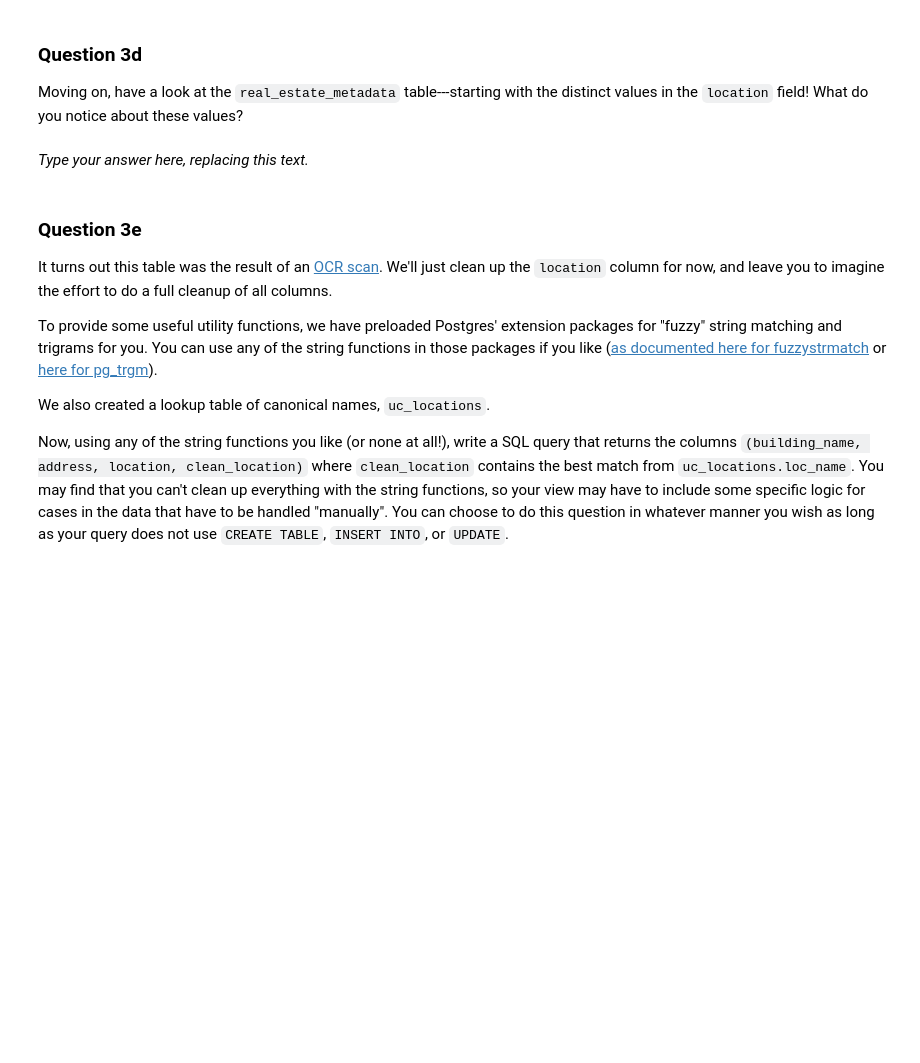
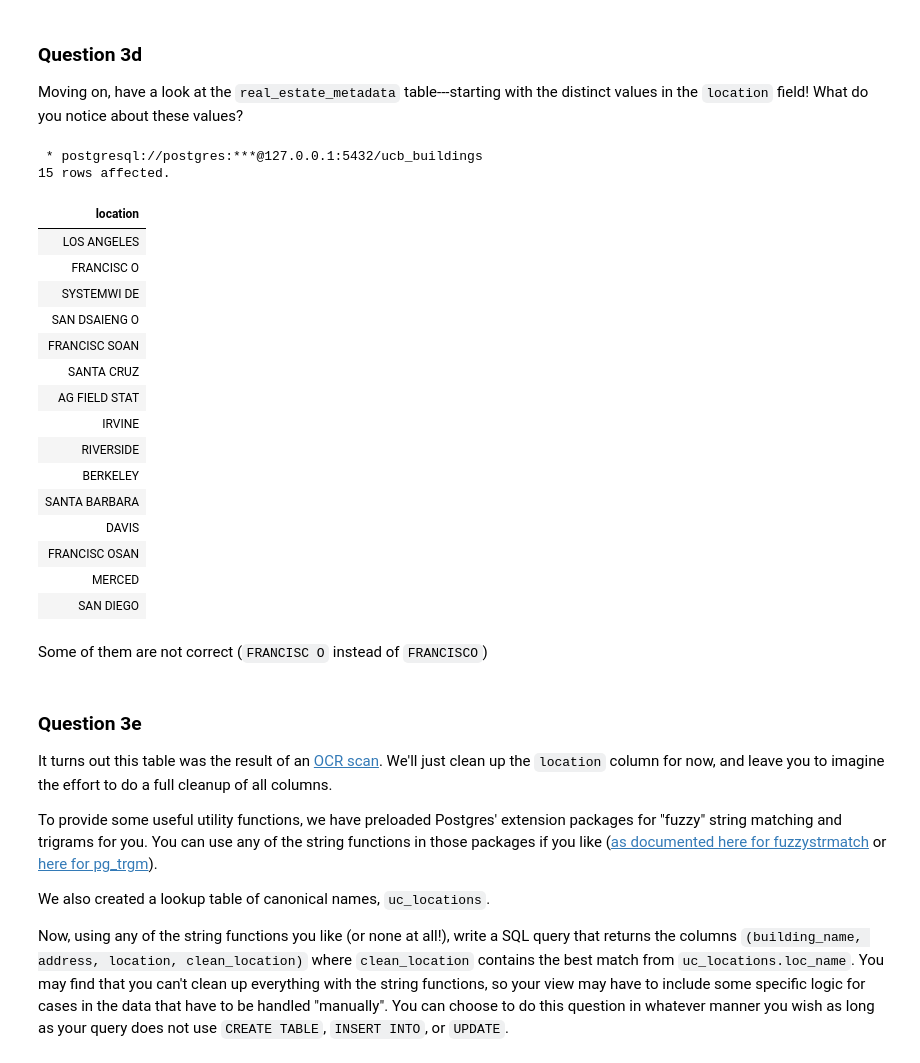
Before and after one commit to nhatanhcd2169/data101-fa22, a Jupyter notebook: proj/proj3/proj3.ipynb, the cells around one changed output. Saved outputs shown, nothing was run; the diff lists cells and outputs as text; code cells hidden in the pictures; blank space fills up the shorter version.

```diff
--- a/proj/proj3/proj3.ipynb
+++ b/proj/proj3/proj3.ipynb
@@ -489,8 +539,33 @@ name: q3d
 manual: true
 points: 0
 -->
-# %% [markdown]
-_Type your answer here, replacing this text._
+# %%
+%%sql
+SELECT
+    DISTINCT location
+FROM real_estate_metadata
+LIMIT 20
+# %% [output]
+ * postgresql://postgres:***@127.0.0.1:5432/ucb_buildings
+15 rows affected.
+| location |
+| LOS ANGELES |
+| FRANCISC O |
+| SYSTEMWI DE |
+| SAN DSAIENG O |
+| FRANCISC SOAN |
+| SANTA CRUZ |
+| AG FIELD STAT |
+| IRVINE |
+| RIVERSIDE |
+| BERKELEY |
+| SANTA BARBARA |
+| DAVIS |
+| FRANCISC OSAN |
+| MERCED |
+| SAN DIEGO |
+# %% [markdown]
+Some of them are not correct (`FRANCISC O` instead of `FRANCISCO`)
 # %% [markdown]
 <!-- END QUESTION -->
 
```
Also changed, not shown: parts of 28 cells of this notebook.
